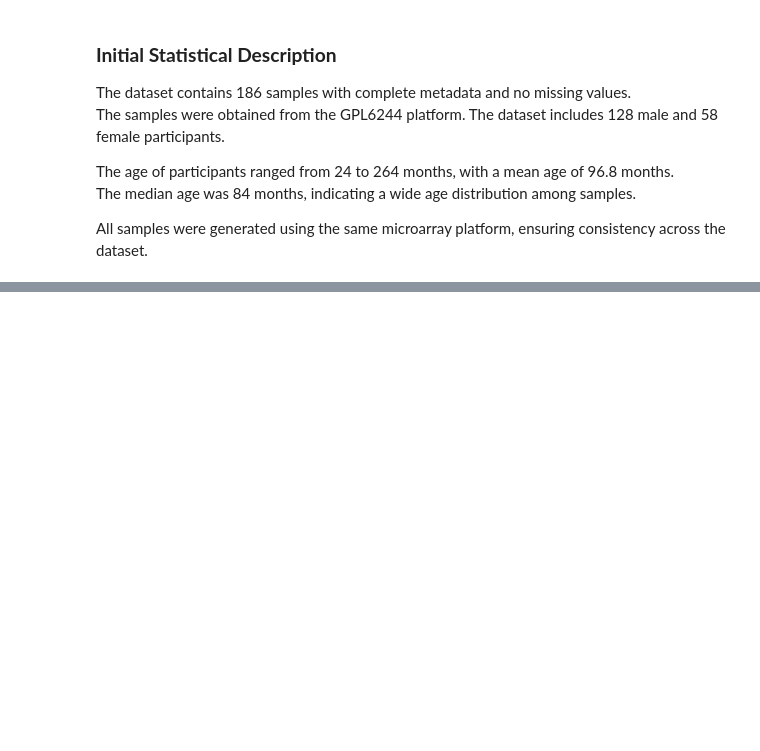
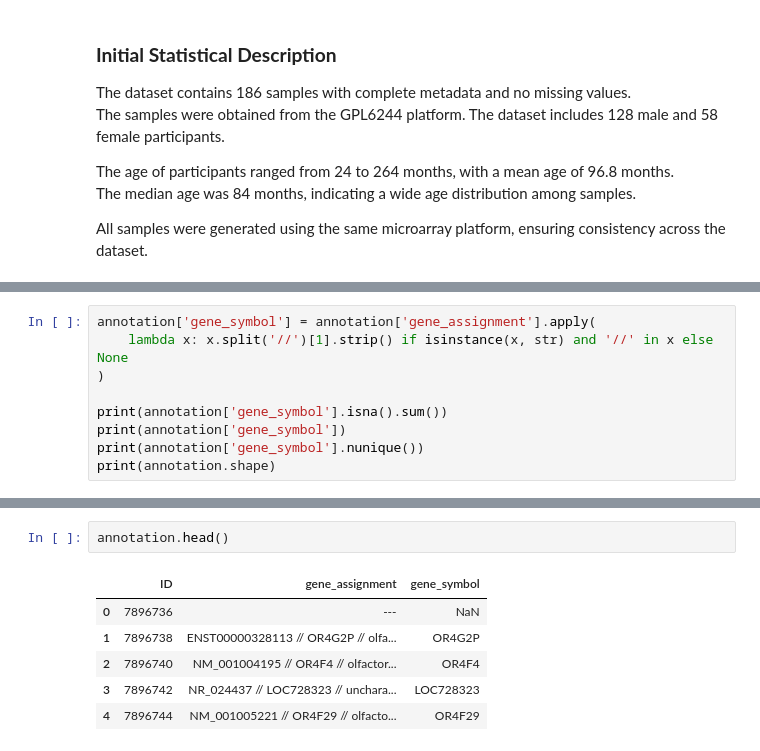
Before and after one commit to layakhosravi77-creator/ASD-Blood-Transcriptomic-Analysis, a Jupyter notebook: notebooks/01_data_exploration.ipynb, the cells around one changed output, grey strips where cells are left out. Drawn from its saved outputs; the diff is of its cells as text; blank space fills up the shorter version.

```diff
--- a/notebooks/01_data_exploration.ipynb
+++ b/notebooks/01_data_exploration.ipynb
@@ -254,0 +377,9 @@ Data Exploration
+# %%
+annotation['gene_symbol'] = annotation['gene_assignment'].apply(
+    lambda x: x.split('//')[1].strip() if isinstance(x, str) and '//' in x else None
+)
+
+print(annotation['gene_symbol'].isna().sum())
+print(annotation['gene_symbol'])
+print(annotation['gene_symbol'].nunique())
+print(annotation.shape)
@@ -254,0 +402,9 @@ Data Exploration
+# %%
+annotation.head()
+# %% [output]
+|  | ID | gene_assignment | gene_symbol |
+| 0 | 7896736 | --- | NaN |
+| 1 | 7896738 | ENST00000328113 // OR4G2P // olfa... | OR4G2P |
+| 2 | 7896740 | NM_001004195 // OR4F4 // olfactor... | OR4F4 |
+| 3 | 7896742 | NR_024437 // LOC728323 // unchara... | LOC728323 |
+| 4 | 7896744 | NM_001005221 // OR4F29 // olfacto... | OR4F29 |
```
Also changed, not shown: parts of 41 cells of this notebook, 4 other files.
